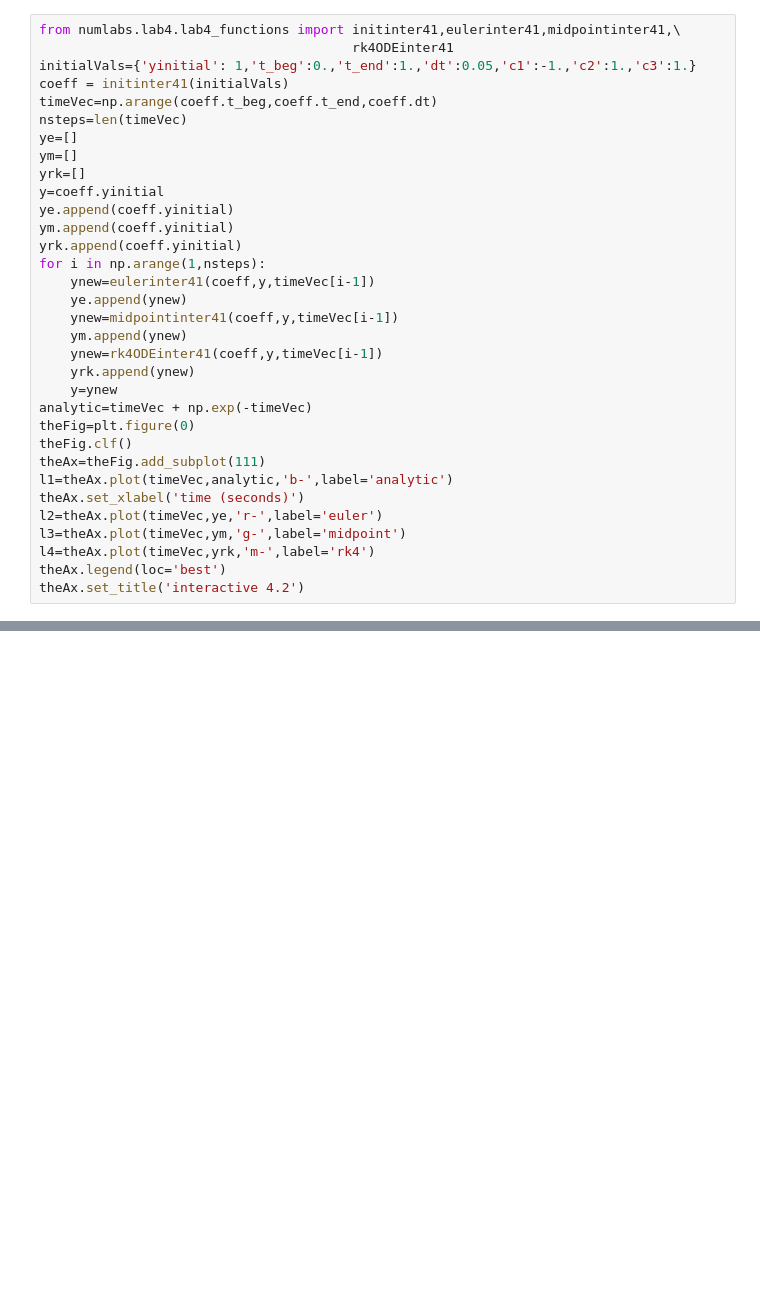
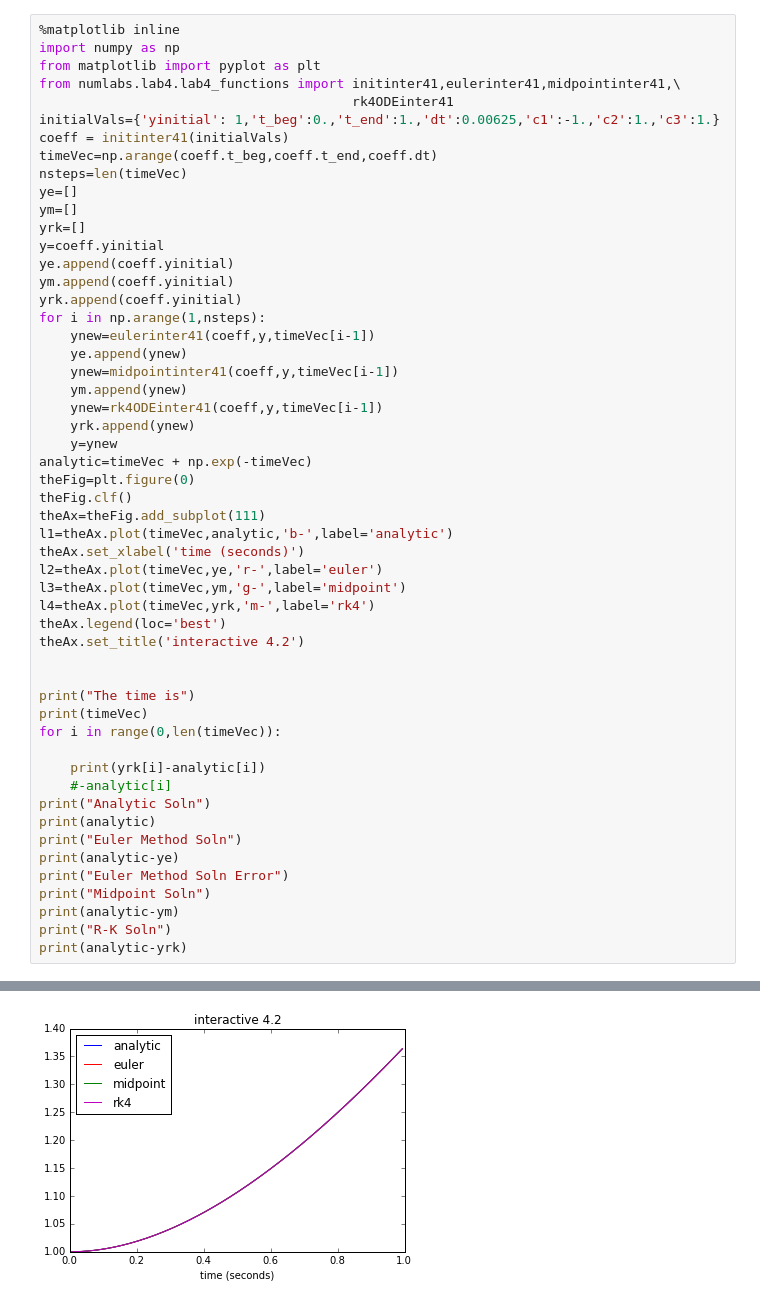
Before and after one commit to tjarnikova/numeric, a Jupyter notebook: lab4/LAB4SOLN.ipynb, the cells around one changed output, grey strips where cells are left out. Cells and saved outputs as stored; diff of their text form; blank space fills up the shorter version.

```diff
--- a/lab4/LAB4SOLN.ipynb
+++ b/lab4/LAB4SOLN.ipynb
@@ -79,7 +81,10 @@ To get ,
 # %%
+%matplotlib inline
+import numpy as np
+from matplotlib import pyplot as plt
 from numlabs.lab4.lab4_functions import initinter41,eulerinter41,midpointinter41,\
                                         rk4ODEinter41
-initialVals={'yinitial': 1,'t_beg':0.,'t_end':1.,'dt':0.05,'c1':-1.,'c2':1.,'c3':1.}
+initialVals={'yinitial': 1,'t_beg':0.,'t_end':1.,'dt':0.00625,'c1':-1.,'c2':1.,'c3':1.}
 coeff = initinter41(initialVals)
 timeVec=np.arange(coeff.t_beg,coeff.t_end,coeff.dt)
 nsteps=len(timeVec)
@@ -109,4 +114,21 @@ l3=theAx.plot(timeVec,ym,'g-',label='midpoint')
 l4=theAx.plot(timeVec,yrk,'m-',label='rk4')
 theAx.legend(loc='best')
 theAx.set_title('interactive 4.2')
+
+
+print("The time is")
+print(timeVec)
+for i in range(0,len(timeVec)):
+
+    print(yrk[i]-analytic[i])
+    #-analytic[i]
+print("Analytic Soln")
+print(analytic)
+print("Euler Method Soln")
+print(analytic-ye)
+print("Euler Method Soln Error")
+print("Midpoint Soln")
+print(analytic-ym)
+print("R-K Soln")
+print(analytic-yrk)
 # %% [output]
@@ -113,0 +152 @@ ImportError: No module named 'numlabs.lab4'
+[figure, added]
```
Also changed, not shown: parts of 7 cells of this notebook, 8 other files.
